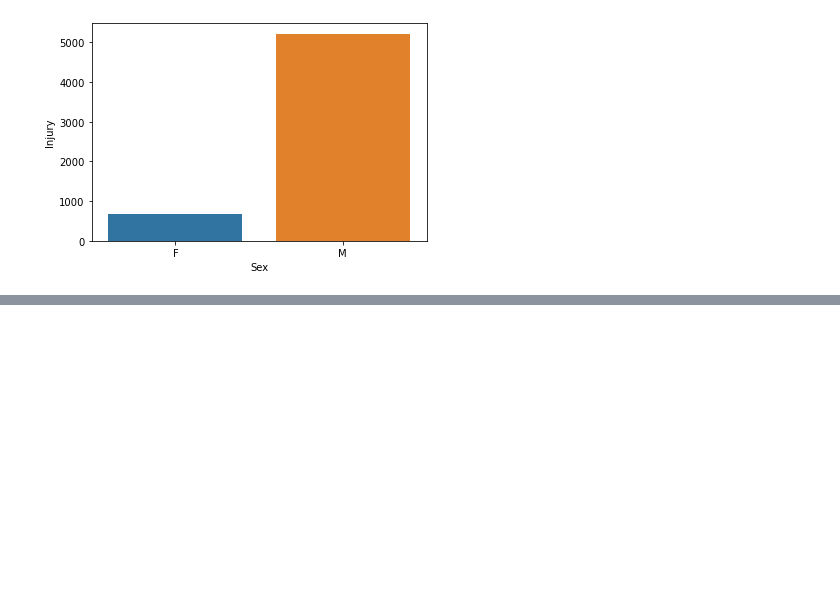
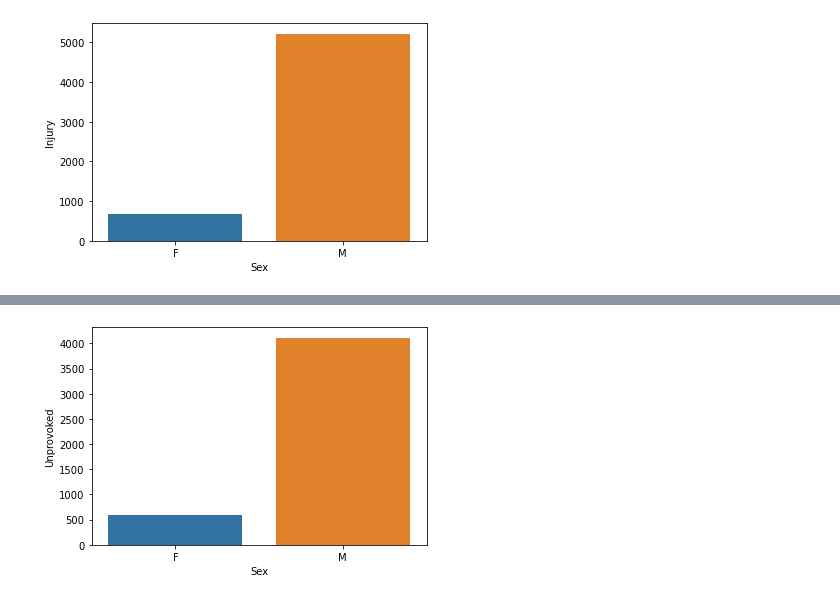
Before and after one commit to bt02/Shark-Attack-Data, a Jupyter notebook: eda.ipynb, the cells around one changed output, grey strips where cells are left out. Drawn from its saved outputs; the diff is of its cells as text; code cells hidden in the pictures; blank space fills up the shorter version.

```diff
--- a/eda.ipynb
+++ b/eda.ipynb
@@ -160,0 +180,4 @@ F = 0.11
+# %%
+sns.barplot(x='Sex', y='Unprovoked', data=gender_type);
+# %% [output]
+[figure, added]
```
Also changed, not shown: parts of 6 cells of this notebook.
